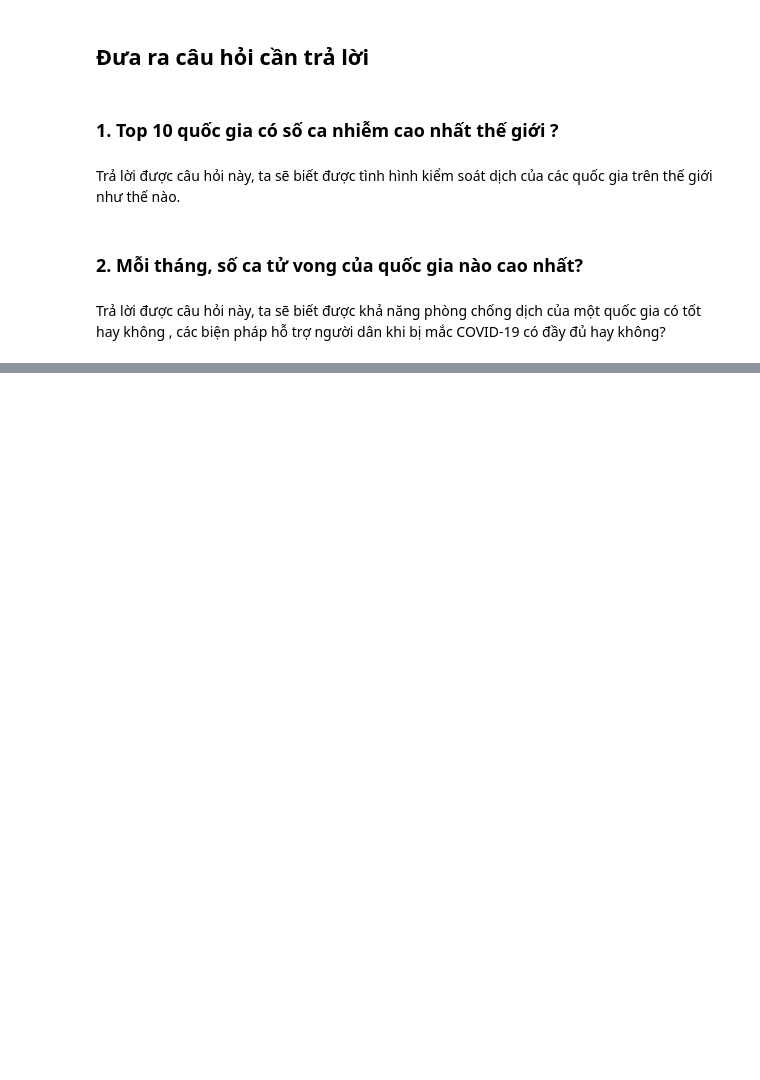
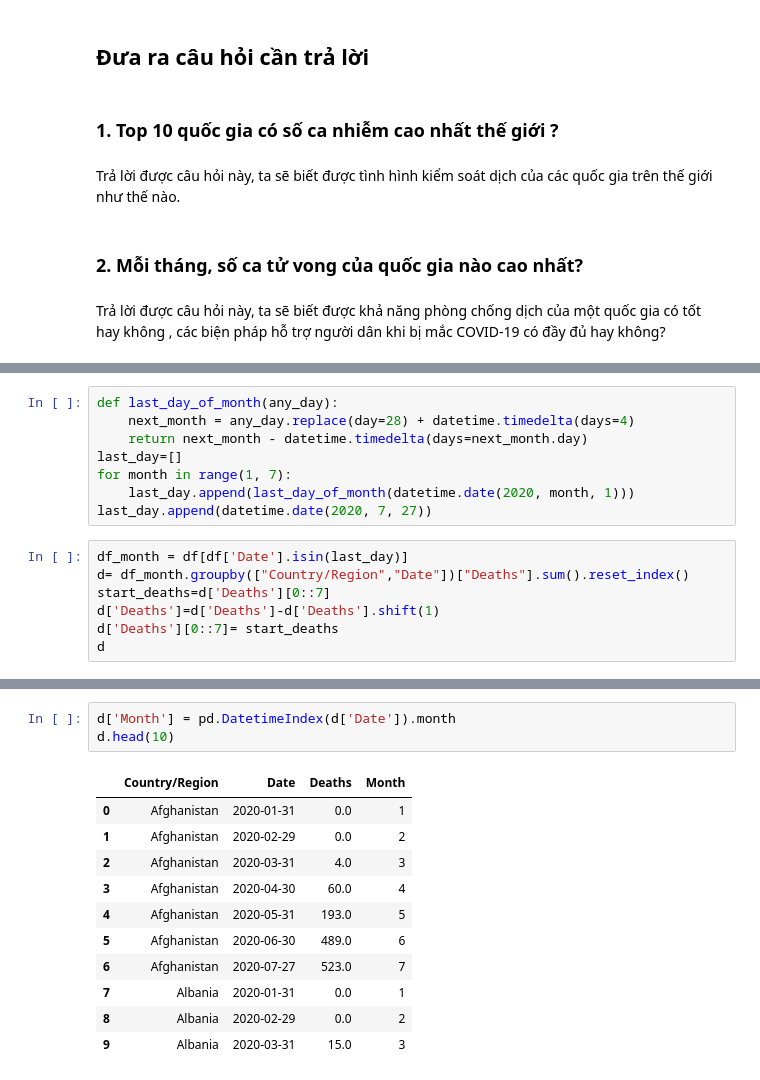
Before and after one commit to thanhtruong1712/DACK_LTKHDL, a Jupyter notebook: FinalProject.ipynb, the cells around one changed output, grey strips where cells are left out. Drawn from its saved outputs; the diff is of its cells as text; blank space fills up the shorter version.

```diff
--- a/FinalProject.ipynb
+++ b/FinalProject.ipynb
@@ -149,0 +161,15 @@ Trả lời được câu hỏi này, ta sẽ biết được khả năng phòng
+# %%
+def last_day_of_month(any_day):
+    next_month = any_day.replace(day=28) + datetime.timedelta(days=4)
+    return next_month - datetime.timedelta(days=next_month.day)
+last_day=[]
+for month in range(1, 7):
+    last_day.append(last_day_of_month(datetime.date(2020, month, 1)))
+last_day.append(datetime.date(2020, 7, 27))
+# %%
+df_month = df[df['Date'].isin(last_day)]
+d= df_month.groupby(["Country/Region","Date"])["Deaths"].sum().reset_index()
+start_deaths=d['Deaths'][0::7]
+d['Deaths']=d['Deaths']-d['Deaths'].shift(1)
+d['Deaths'][0::7]= start_deaths
+d
@@ -149,0 +194,15 @@ Trả lời được câu hỏi này, ta sẽ biết được khả năng phòng
+# %%
+d['Month'] = pd.DatetimeIndex(d['Date']).month
+d.head(10)
+# %% [output]
+|  | Country/Region | Date | Deaths | Month |
+| 0 | Afghanistan | 2020-01-31 | 0.0 | 1 |
+| 1 | Afghanistan | 2020-02-29 | 0.0 | 2 |
+| 2 | Afghanistan | 2020-03-31 | 4.0 | 3 |
+| 3 | Afghanistan | 2020-04-30 | 60.0 | 4 |
+| 4 | Afghanistan | 2020-05-31 | 193.0 | 5 |
+| 5 | Afghanistan | 2020-06-30 | 489.0 | 6 |
+| 6 | Afghanistan | 2020-07-27 | 523.0 | 7 |
+| 7 | Albania | 2020-01-31 | 0.0 | 1 |
+| 8 | Albania | 2020-02-29 | 0.0 | 2 |
+| 9 | Albania | 2020-03-31 | 15.0 | 3 |
```
Also changed, not shown: parts of 16 cells of this notebook.
